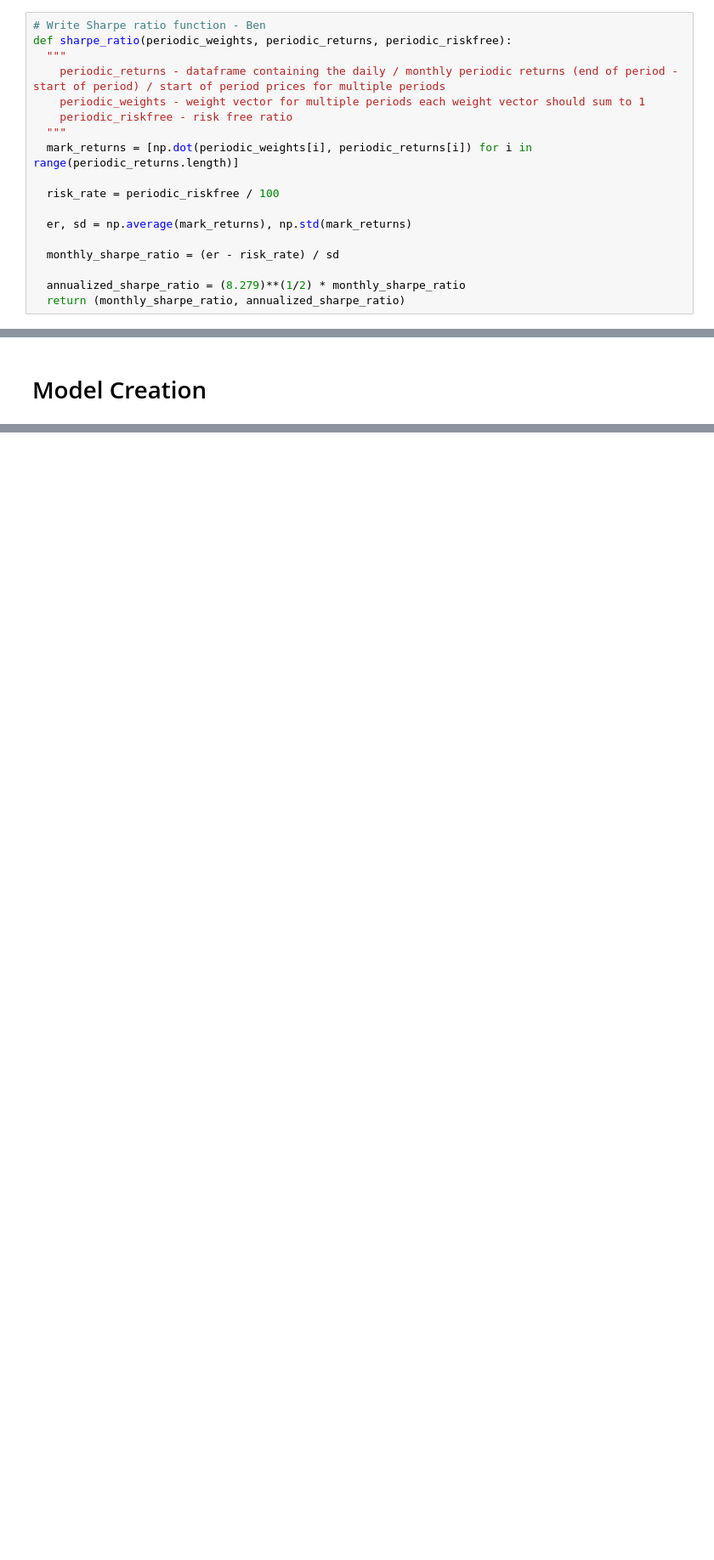
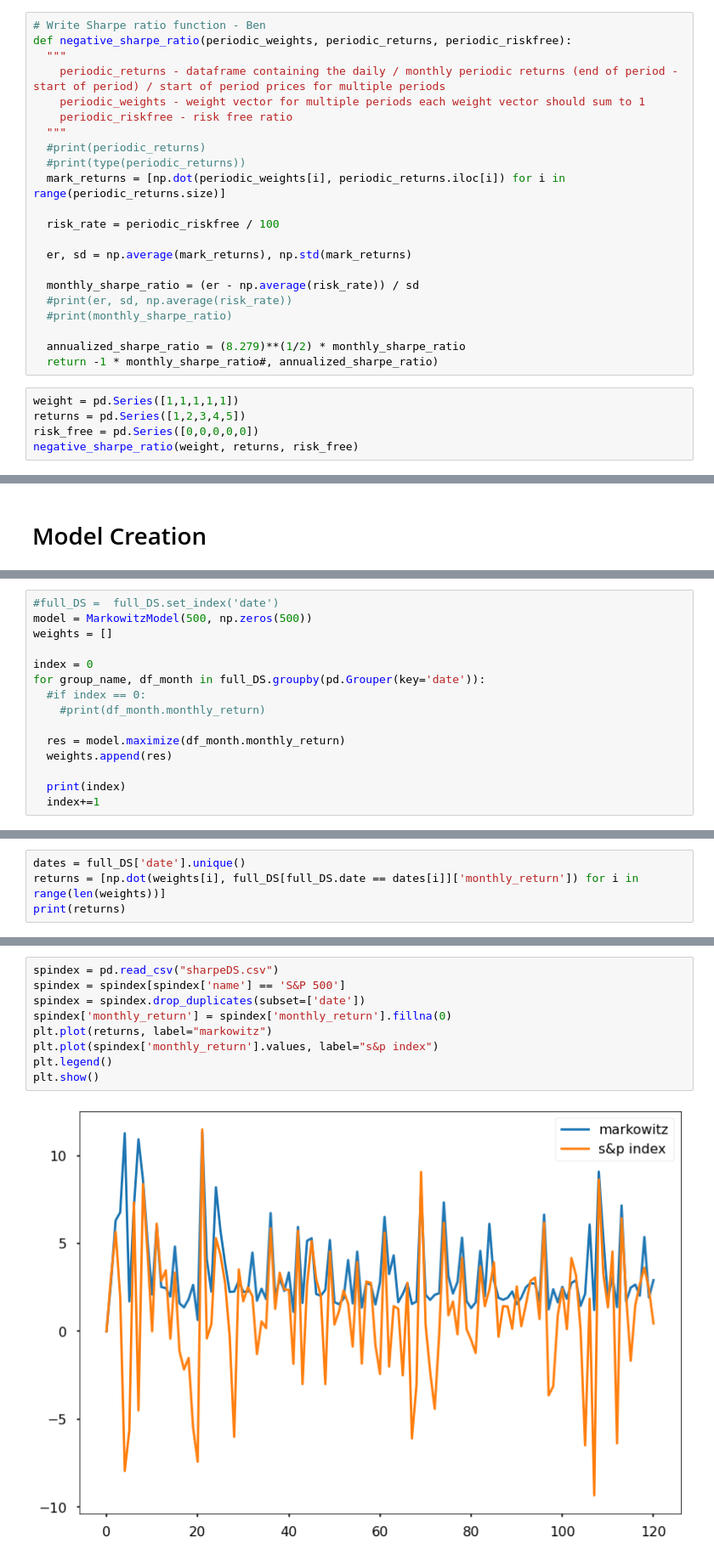
Before and after one commit to H-Cindy/CQF-Deep-Dive-Sharpe, a Jupyter notebook: Deep_dive_sharpe.ipynb, the cells around one changed output, grey strips where cells are left out. Shown at 85% size. Drawn from its saved outputs; the diff is of its cells as text; blank space fills up the shorter version.

Commit message:
preliminary sharpe

```diff
--- a/Deep_dive_sharpe.ipynb
+++ b/Deep_dive_sharpe.ipynb
@@ -223,18 +230,27 @@ plt.savefig("vis.png")
 # %%
 # Write Sharpe ratio function - Ben
-def sharpe_ratio(periodic_weights, periodic_returns, periodic_riskfree):
+def negative_sharpe_ratio(periodic_weights, periodic_returns, periodic_riskfree):
   """
     periodic_returns - dataframe containing the daily / monthly periodic returns (end of period - start of period) / start of period prices for multiple periods
     periodic_weights - weight vector for multiple periods each weight vector should sum to 1
     periodic_riskfree - risk free ratio
   """
-  mark_returns = [np.dot(periodic_weights[i], periodic_returns[i]) for i in range(periodic_returns.length)]
+  #print(periodic_returns)
+  #print(type(periodic_returns))
+  mark_returns = [np.dot(periodic_weights[i], periodic_returns.iloc[i]) for i in range(periodic_returns.size)]
 
   risk_rate = periodic_riskfree / 100
 
   er, sd = np.average(mark_returns), np.std(mark_returns)
 
-  monthly_sharpe_ratio = (er - risk_rate) / sd
+  monthly_sharpe_ratio = (er - np.average(risk_rate)) / sd
+  #print(er, sd, np.average(risk_rate))
+  #print(monthly_sharpe_ratio)
 
   annualized_sharpe_ratio = (8.279)**(1/2) * monthly_sharpe_ratio
-  return (monthly_sharpe_ratio, annualized_sharpe_ratio)
+  return -1 * monthly_sharpe_ratio#, annualized_sharpe_ratio)
+# %%
+weight = pd.Series([1,1,1,1,1])
+returns = pd.Series([1,2,3,4,5])
+risk_free = pd.Series([0,0,0,0,0])
+negative_sharpe_ratio(weight, returns, risk_free)
@@ -278,0 +315,15 @@ TypeError: __init__() missing 1 required positional argument: 'num_assets'
+# %%
+#full_DS =  full_DS.set_index('date')
+model = MarkowitzModel(500, np.zeros(500))
+weights = []
+
+index = 0
+for group_name, df_month in full_DS.groupby(pd.Grouper(key='date')):
+  #if index == 0:
+    #print(df_month.monthly_return)
+
+  res = model.maximize(df_month.monthly_return)
+  weights.append(res)
+
+  print(index)
+  index+=1
@@ -278,0 +351,4 @@ TypeError: __init__() missing 1 required positional argument: 'num_assets'
+# %%
+dates = full_DS['date'].unique()
+returns = [np.dot(weights[i], full_DS[full_DS.date == dates[i]]['monthly_return']) for i in range(len(weights))]
+print(returns)
@@ -278,0 +360,11 @@ TypeError: __init__() missing 1 required positional argument: 'num_assets'
+# %%
+spindex = pd.read_csv("sharpeDS.csv")
+spindex = spindex[spindex['name'] == 'S&P 500']
+spindex = spindex.drop_duplicates(subset=['date'])
+spindex['monthly_return'] = spindex['monthly_return'].fillna(0)
+plt.plot(returns, label="markowitz")
+plt.plot(spindex['monthly_return'].values, label="s&p index")
+plt.legend()
+plt.show()
+# %% [output]
+[figure, added]
```
Also changed, not shown: parts of 16 cells of this notebook, 3 other files.
